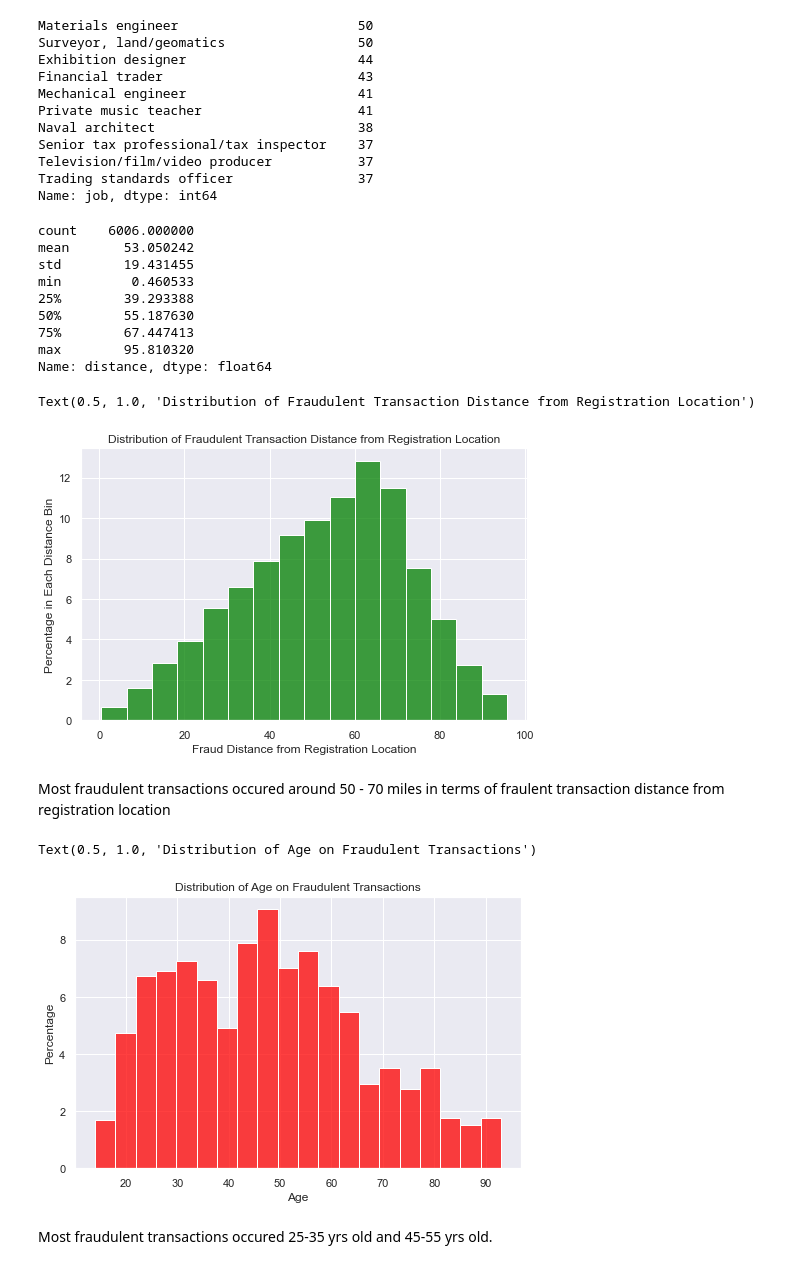
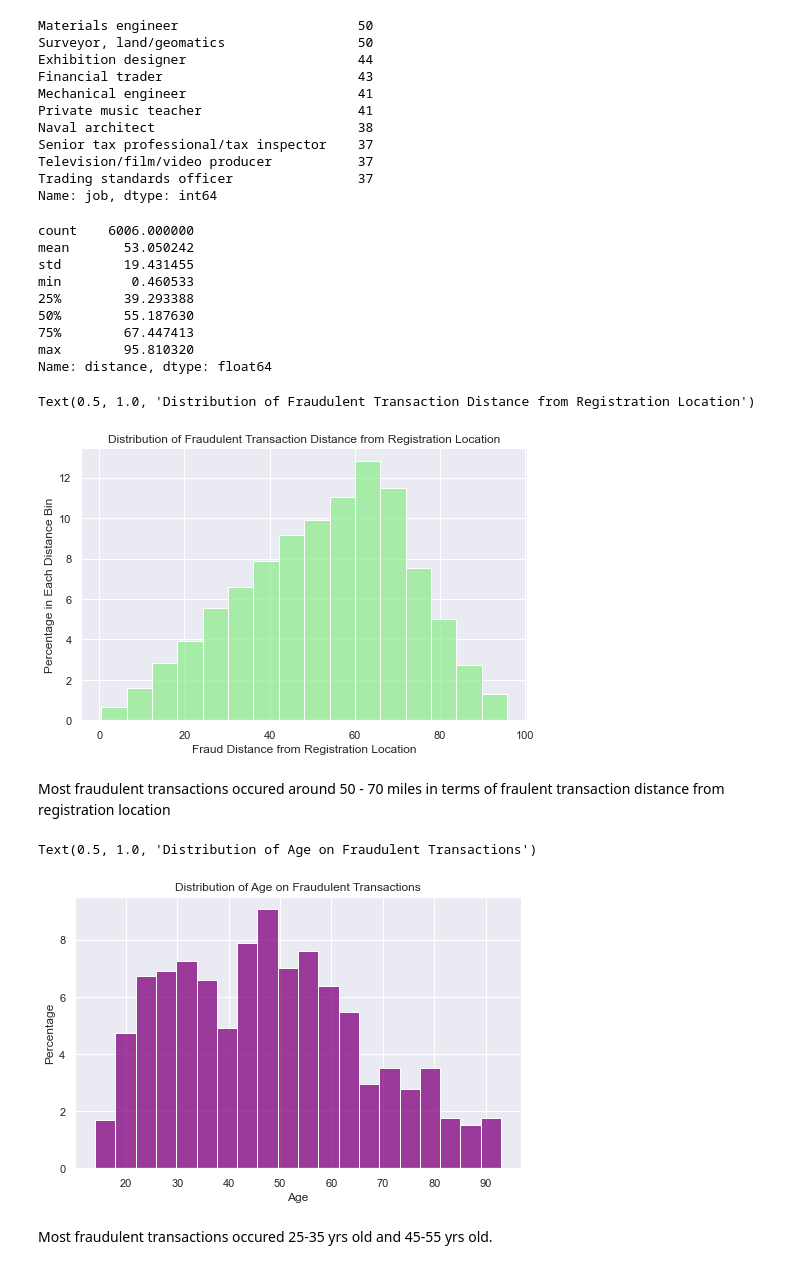
Before and after one commit to MeganWang393/PortfolioProjects, a Jupyter notebook: Credit Card Fraud EDA.ipynb, the cells around one changed output. Drawn from its saved outputs; the diff is of its cells as text; code cells hidden in the pictures.

```diff
--- a/Credit Card Fraud EDA.ipynb
+++ b/Credit Card Fraud EDA.ipynb
@@ -361,7 +362,7 @@ Name: job, dtype: int64
 print(df_fraud['distance'].describe());
 
 fig=plt.figure(figsize=(8,5))
-ax=sns.histplot(data=df_fraud, x='distance', bins=16, stat='percent', color='green')
+ax=sns.histplot(data=df_fraud, x='distance', bins=16, stat='percent', color='lightgreen')
 ax.set_ylabel('Percentage in Each Distance Bin')
 ax.set_xlabel('Fraud Distance from Registration Location')
 plt.title('Distribution of Fraudulent Transaction Distance from Registration Location')
@@ -376,18 +377,18 @@ min         0.460533
 max        95.810320
 Name: distance, dtype: float64
 Text(0.5, 1.0, 'Distribution of Fraudulent Transaction Distance from Registration Location')
-[figure, old version]
+[figure, new version]
 # %% [markdown]
 Most fraudulent transactions occured around 50 - 70 miles in terms of fraulent transaction distance from registration location
 # %%
 plt.figure(figsize=(8,5))
-ax=sns.histplot(data=df_fraud, x="age", bins=20, stat='percent', color='red')
+ax=sns.histplot(data=df_fraud, x="age", bins=20, stat='percent', color='purple')
 ax.set_ylabel('Percentage')
 ax.set_xlabel('Age')
 plt.title('Distribution of Age on Fraudulent Transactions')
 # %% [output]
 Text(0.5, 1.0, 'Distribution of Age on Fraudulent Transactions')
-[figure, old version]
+[figure, new version]
 # %% [markdown]
 Most fraudulent transactions occured 25-35 yrs old and 45-55 yrs old.
 # %%
```
Also changed, not shown: parts of 14 cells of this notebook.
